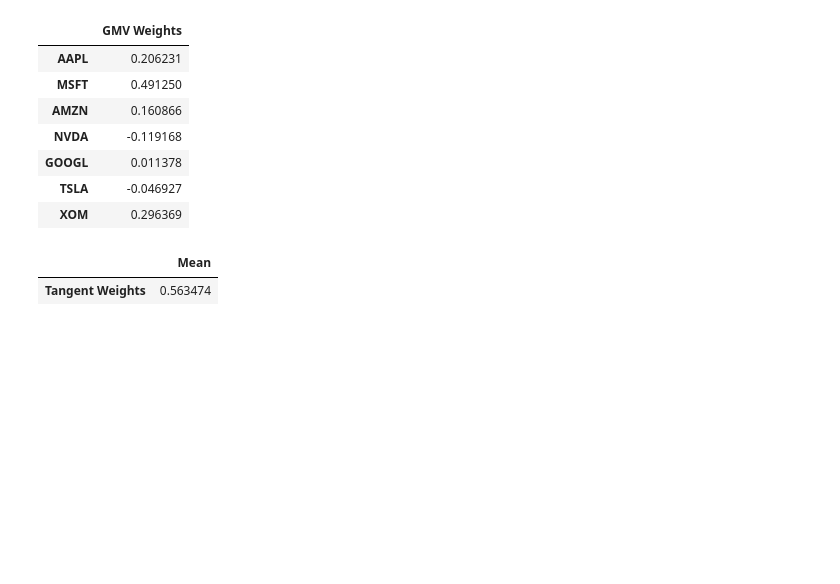
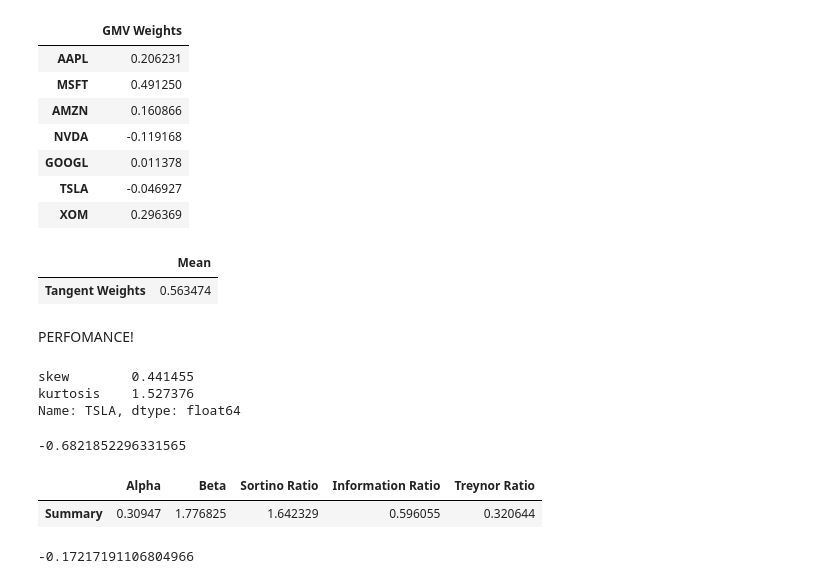
Before and after one commit to ekopen/finm-portfolio-2024, a Jupyter notebook: exams/MIdterm 1 Practice Eric Kopen.ipynb, the cells around one changed output. Cells and saved outputs as stored; diff of their text form; code cells hidden in the pictures; blank space fills up the shorter version.

```diff
--- a/exams/MIdterm 1 Practice Eric Kopen.ipynb
+++ b/exams/MIdterm 1 Practice Eric Kopen.ipynb
@@ -261,3 +263,47 @@ w_tan_summary_statistics[['Mean']]
 # %% [output]
 |  | Mean |
 | Tangent Weights | 0.563474 |
+# %% [markdown]
+PERFOMANCE!
+# %%
+#kurtosis and skew
+retsx['TSLA'].agg(['skew','kurtosis'])
+
+#positive = more positive return days, and fatter tails
+# %% [output]
+skew        0.441455
+kurtosis    1.527376
+Name: TSLA, dtype: float64
+# %%
+#drawdown
+
+wealth = (1+retsx).cumprod()
+wealth_max = wealth.cummax()
+drawdown = wealth / wealth_max - 1
+max_drawdown = drawdown.min()
+max_drawdown['TSLA']
+# %% [output]
+-0.6821852296331565
+# %%
+#beta, and many ratios
+model = sm.OLS(retsx['TSLA'], sm.add_constant(spy), missing= 'drop').fit()
+summary = model.params.to_frame('Summary').T
+summary.columns = ['Alpha', 'Beta']
+
+summary['Sortino Ratio'] = retsx['TSLA'].mean() / retsx['TSLA'][retsx['TSLA'] < 0].std() * np.sqrt(52) #excess return over negative std dev
+summary['Information Ratio'] = summary['Alpha'] / model.resid.std() * np.sqrt(52) #excess returns (to market) over tracking error
+summary['Treynor Ratio'] = retsx['TSLA'].mean() / summary['Beta'] * 52 #excess returns over Beta
+summary['Alpha'] = summary['Alpha'] * 52
+
+summary
+# %% [output]
+|  | Alpha | Beta | Sortino Ratio | Information Ratio | Treynor Ratio |
+| Summary | 0.30947 | 1.776825 | 1.642329 | 0.596055 | 0.320644 |
+# %%
+#VaR calculations
+
+#cVar at the 5ht percentile
+cvar = -stats.norm.pdf(1.65) / .05 * retsx['TSLA'].std()
+cvar
+# %% [output]
+-0.17217191106804966
```
Also changed, not shown: parts of 9 cells of this notebook.
